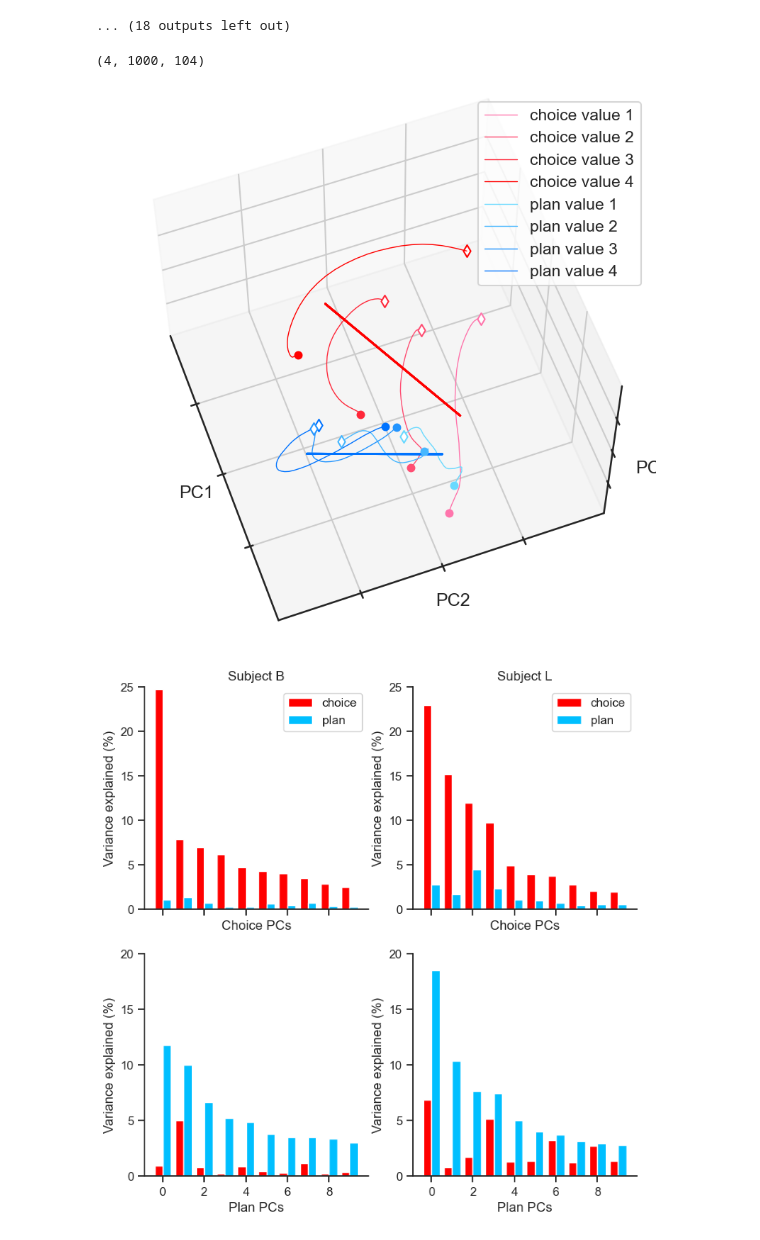
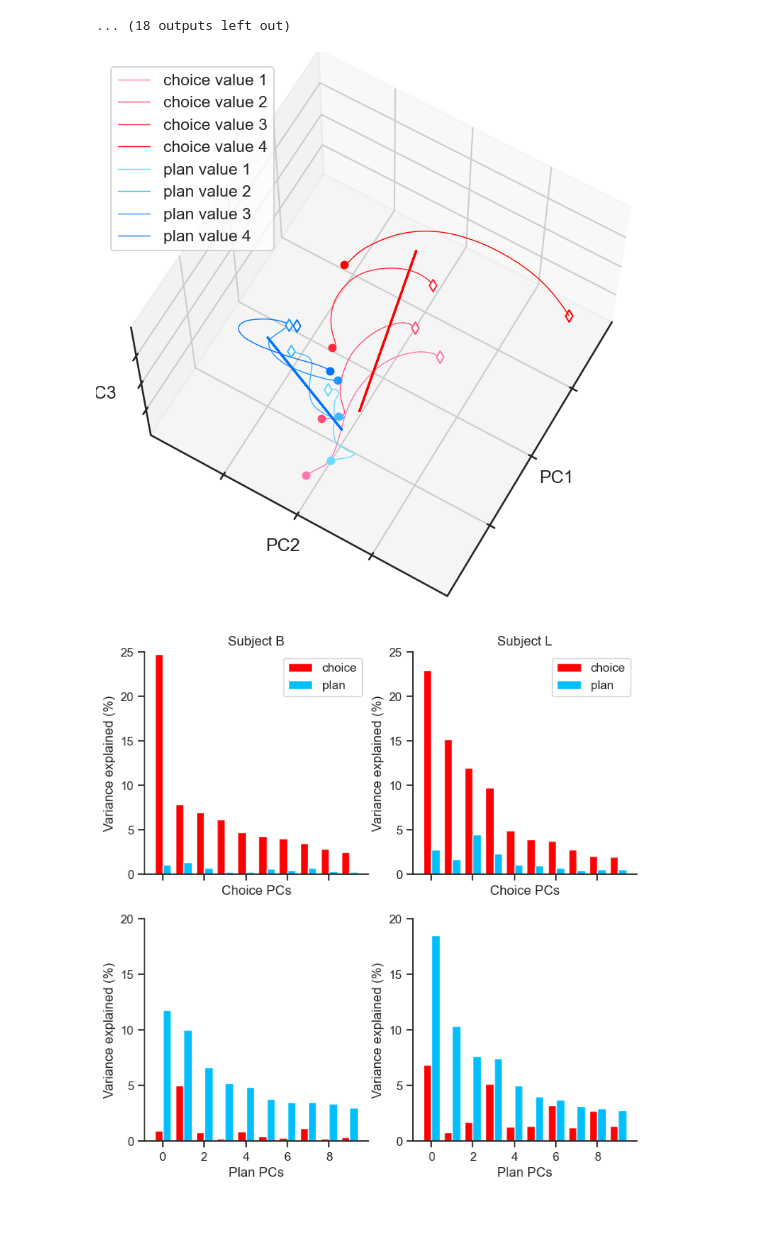
Before and after one commit to wjung21/PlanningDynamics, a Jupyter notebook: figures/fig4.ipynb, the cells around one changed output. Drawn from its saved outputs; the diff is of its cells as text; code cells hidden in the pictures.

Commit message:
finished figure 4 code

```diff
--- a/figures/fig4.ipynb
+++ b/figures/fig4.ipynb
@@ -17,0 +123,13 @@ fnames = utils.get_filenames()
+# %%
+data = nwbWrapper(fnames["london"][-1], region="OFC")
+fig, ax = plt.subplots(3, 1, figsize=(5, 7.5), gridspec_kw={"height_ratios": [1, 1, 3]}, constrained_layout=True)
+choice_and_plan_value_psth(ax, data, unit=78)
+
+sns.despine(ax=ax[2])
+sns.despine(ax=ax[0], left=True, bottom=True)
+sns.despine(ax=ax[1], left=True, bottom=True)
+for j in range(2):
+    ax[j].set_xticks([])
+    ax[j].set_yticks([])
+#ax[1].set_yticks([2, 7])
+ax[2].set_xticks([-400, -250, 0, 250, 400])
@@ -127,7 +252,3 @@ class PCA:
         projected_X = self.model["pca"].transform(scaled_X)
         var_explained = np.diag(np.cov(projected_X.T)) / np.diag(np.cov(scaled_X.T)).sum()
         return dict(projection=projected_X, var_explained=var_explained)
-# %%
-condition_averages["london"][0]["choice_avg"].shape
-# %% [output]
-(4, 1000, 104)
@@ -134,33 +315,21 @@ condition_averages["london"][0]["choice_avg"].shape
 # %%
-from matplotlib.colors import LinearSegmentedColormap
-def interpolate_colors(color1, color2, num_colors):
-    cmap = LinearSegmentedColormap.from_list('custom_cmap', [color1, color2], N=num_colors)
-    colors = [cmap(i) for i in range(num_colors)]
-    return colors
-
-def fig4b(condition_averages):
+def fig4b(PC_models):
     sbj = "london"
-    choice_avg = np.concat([a["choice_avg"] for a in condition_averages[sbj]], axis=2)
-    plan_avg = np.concat([a["plan_avg"] for a in condition_averages[sbj]], axis=2)
-    full_avg = np.concat([choice_avg, plan_avg], axis=0)
     conditions = {}
     for i in range(4):
         conditions[i]  = "choice value " + str(i + 1)
         conditions[i + 4] = "plan value " + str(i + 1)
-    pca = PCA(n_components=10, bin_size=150, step_size=10)
-    pca.fit(full_avg)
-
+    model = PC_models[sbj]["full"]
     sns.set(style="ticks", context="talk", palette="tab10")
 
     fig = plt.figure(figsize=(10, 10))
     ax = fig.add_subplot(111, projection='3d')
-    PCs = pca.PCs.copy()
+    PCs = model.PCs.copy()
 
     l_start, l_end = 45, 85
     t_start = 50
     t_end = 80
-    choice_colors = interpolate_colors(color2="#ff0000", color1="#ff75ac", num_colors=4)#[::-1]
-    plan_colors = interpolate_colors(color2="#0073ff", color1="#69d9ff", num_colors=4)#[::-1]
+
     colors_all = np.vstack([choice_colors, plan_colors])
 
     for i in range(8):
@@ -174,34 +343,35 @@ def fig4b(condition_averages):
         mean_pcs_plan = PCs[4:, t_start:t_end, :].mean(axis=1)
 
         def plot_linear_regression(ax, mean_pcs, colors):
             model = LinearRegression().fit(mean_pcs[:, [0, 1]], mean_pcs[:, 2])
             exe_coef = model.coef_.copy()
             exe_intercept = model.intercept_
 
             X, Y = np.linspace(mean_pcs[0, 0], mean_pcs[3, 0]), np.linspace(mean_pcs[0, 1], mean_pcs[3, 1])
             Z = exe_coef[0] * X + exe_coef[1] * Y + exe_intercept
             ax.plot(X, Y, Z, color=colors[-1], lw=2)
             return
 
         plot_linear_regression(ax, mean_pcs_exe, choice_colors)
         plot_linear_regression(ax, mean_pcs_plan, plan_colors)
 
         ax.set_xlim([-20, 40])
         ax.set_ylim([-30, 30])
         ax.set_zlim([-30, 40])
 
         ax.set_xlabel("PC%i" % 1)
         ax.set_ylabel("PC%i" % 2)
         ax.set_zlabel("PC%i" % 3)
 
     ax.set_xticks([-5, 10, 25], labels=["", "", ""])
     ax.set_yticks([-30 + 15 , -30 + 30, -30 + 45], labels=["", "", ""])
     ax.set_zticks([-30 + 70/4, -30 + 140/4, -30 + 210/4], labels=["", "", ""])
     ax.legend()
-    ax.view_init(60, 160)
+    ax.view_init(65, 210)
 
-    return pca, conditions
+    return fig, ax
 
-pca, conditions = fig4b(condition_averages)
+fig, ax = fig4b(PC_models)
+plt.show()
 # %% [output]
-[figure, old version]
+[figure, new version]
```
Also changed, not shown: parts of 11 cells of this notebook.
